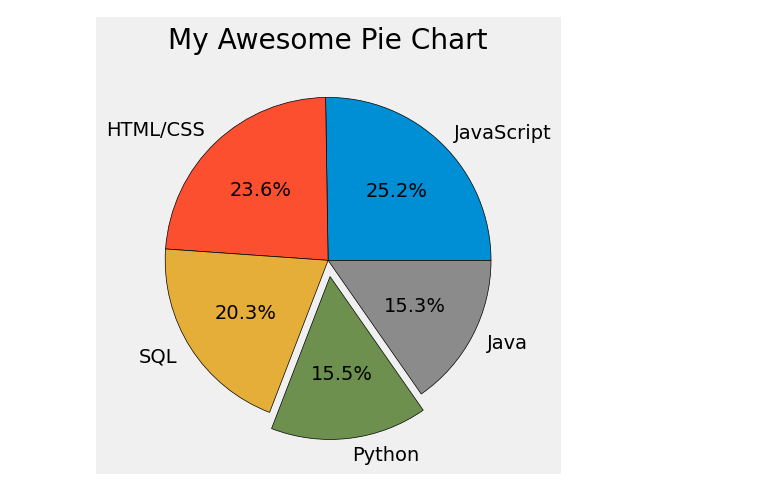
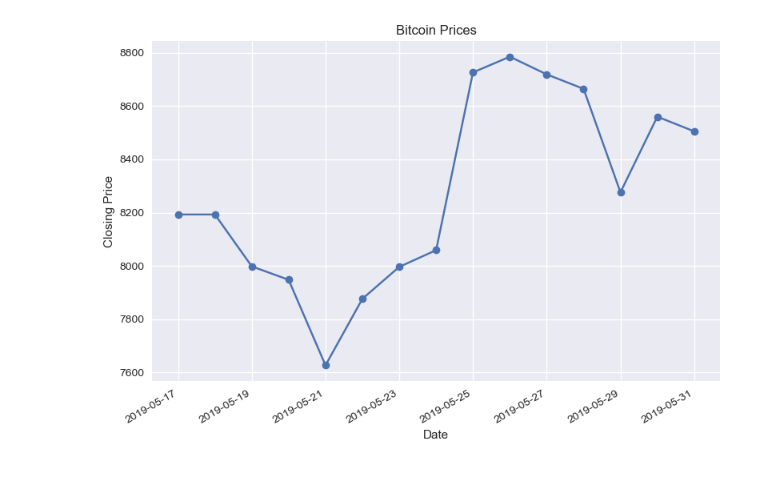
Before and after one commit to ivane98/python-da, a Jupyter notebook: plot.ipynb, the cells around one changed output. Saved outputs shown, nothing was run; the diff lists cells and outputs as text; code cells hidden in the pictures.

```diff
--- a/plot.ipynb
+++ b/plot.ipynb
@@ -1,23 +1,31 @@
-# %%
-from matplotlib import pyplot as plt
-
-plt.style.use("fivethirtyeight")
-
-slices = [59219, 55466, 47544, 36443, 35917]
-labels = ['JavaScript', 'HTML/CSS', 'SQL', 'Python', 'Java']
-explode = [0, 0, 0, 0.1, 0]
-
-
-plt.pie(slices, labels=labels, explode=explode, autopct='%1.1f%%', wedgeprops={"edgecolor": "black"})
-
-plt.title("My Awesome Pie Chart")
-plt.tight_layout()
-plt.show()
-
-# Colors:
-# Blue = #008fd5
-# Red = #fc4f30
-# Yellow = #e5ae37
-# Green = #6d904f
-# %% [output]
-[figure, removed]
+# %%
+import pandas as pd
+from datetime import datetime, timedelta
+from matplotlib import pyplot as plt
+from matplotlib import dates as mpl_dates
+
+plt.style.use('seaborn')
+
+
+
+data = pd.read_csv('data/data.csv')
+
+data['Date'] = pd.to_datetime(data['Date'])
+data.sort_values('Date', inplace=True)
+
+price_date = data['Date']
+price_close = data['Close']
+
+plt.plot_date(price_date, price_close, linestyle='solid')
+
+plt.gcf().autofmt_xdate()
+
+plt.title('Bitcoin Prices')
+plt.xlabel('Date')
+plt.ylabel('Closing Price')
+
+plt.tight_layout()
+
+plt.show();
+# %% [output]
+[figure, added]
```
Also changed, not shown: 1 other file.
